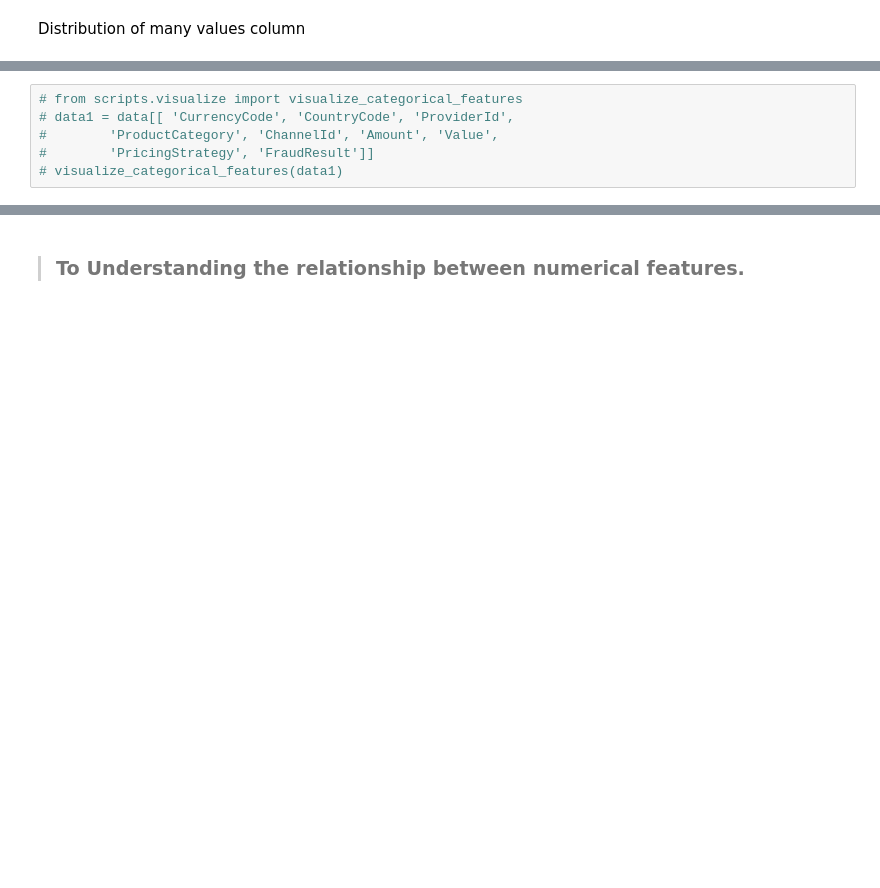
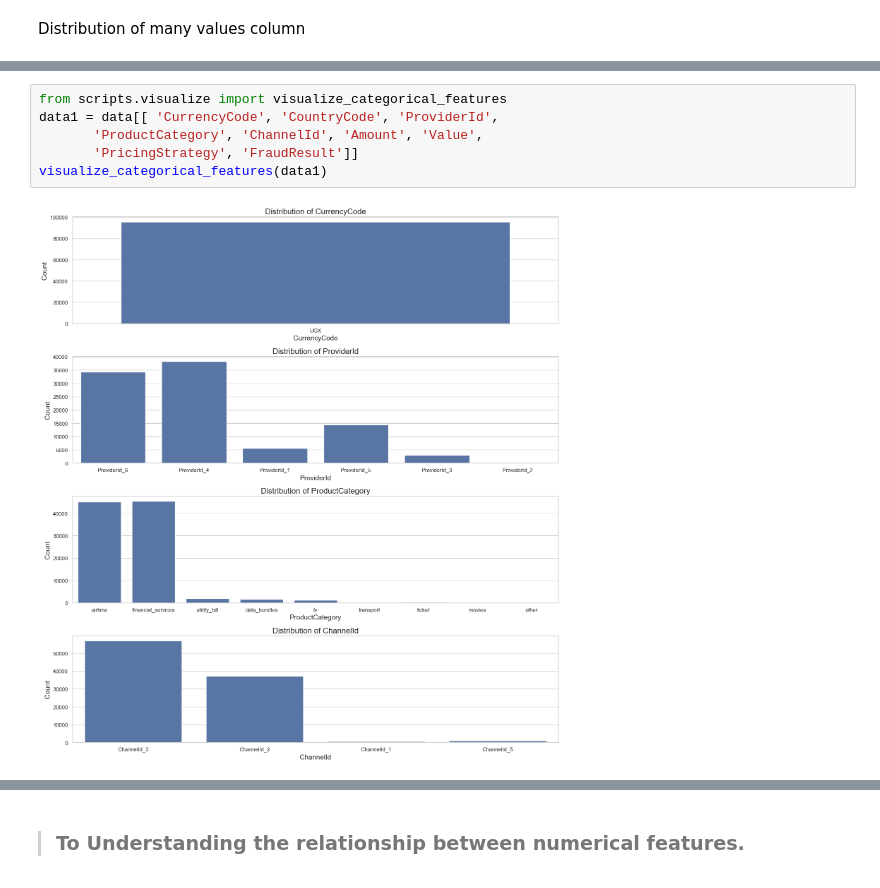
Before and after one commit to hanaDemma/Credit-Scoring_and_Risk-Analysis-week-6, a Jupyter notebook: notebooks/exploratory_analysis.ipynb, the cells around one changed output, grey strips where cells are left out. Cells and saved outputs as stored; diff of their text form; blank space fills up the shorter version.

```diff
--- a/notebooks/exploratory_analysis.ipynb
+++ b/notebooks/exploratory_analysis.ipynb
@@ -214,7 +256,9 @@ Distribution of many values column
 # %%
-# from scripts.visualize import visualize_categorical_features
-# data1 = data[[ 'CurrencyCode', 'CountryCode', 'ProviderId',
-#        'ProductCategory', 'ChannelId', 'Amount', 'Value',
-#        'PricingStrategy', 'FraudResult']]
-# visualize_categorical_features(data1)
+from scripts.visualize import visualize_categorical_features
+data1 = data[[ 'CurrencyCode', 'CountryCode', 'ProviderId',
+       'ProductCategory', 'ChannelId', 'Amount', 'Value',
+       'PricingStrategy', 'FraudResult']]
+visualize_categorical_features(data1)
+# %% [output]
+[figure, added]
 # %%
```
Also changed, not shown: parts of 91 cells of this notebook, 1 other file.
